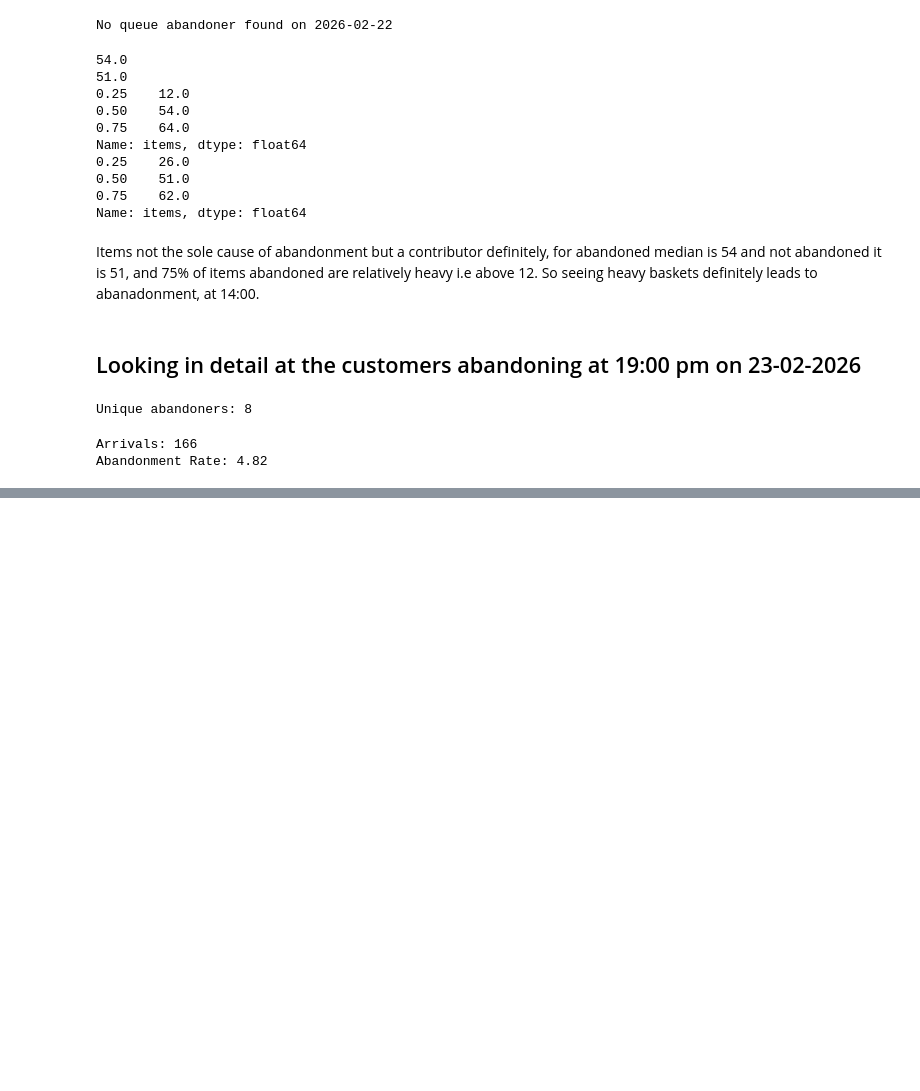
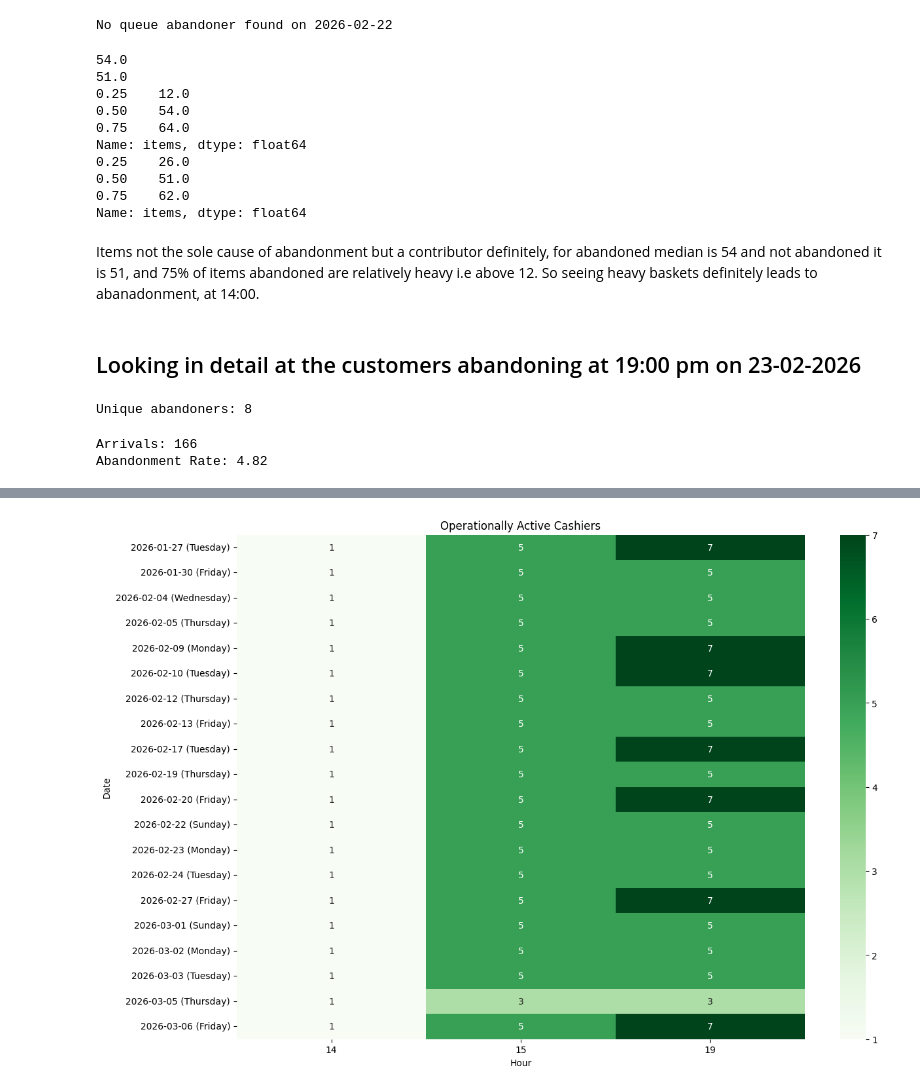
Before and after one commit to gaurisharma360/Process-Intelligence-in-Action, a Jupyter notebook: Gauri/intro_xes_combined- Copy.ipynb, the cells around one changed output, grey strips where cells are left out. Cells and saved outputs as stored; diff of their text form; code cells hidden in the pictures; blank space fills up the shorter version.

```diff
--- a/Gauri/intro_xes_combined- Copy.ipynb
+++ b/Gauri/intro_xes_combined- Copy.ipynb
@@ -4115,0 +4885,83 @@ Abandonment Rate: 4.82
+# %%
+#Cashiers that generate atleast one event in the hour (not just on duty)
+cashier_df['date'] = (
+    cashier_df['time:timestamp']
+    .dt.date
+)
+
+cashier_df['hour'] = (
+    cashier_df['time:timestamp']
+    .dt.hour
+)
+cashier_active_heat = (
+
+    cashier_df[
+
+        (cashier_df['date'].isin(
+            worst_dates['date']
+        ))
+
+        &
+
+        (cashier_df['hour'].isin(
+            [14,15,19]
+        ))
+
+    ]
+
+    .groupby(
+        ['date','hour']
+    )
+
+    ['case:concept:name']
+
+    .nunique()
+
+    .unstack(
+        fill_value=0
+    )
+
+)
+date_labels = (
+
+    worst_dates
+
+    .set_index('date')
+
+    ['weekday']
+
+)
+
+cashier_active_heat.index = [
+
+    f"{d} ({date_labels[d]})"
+
+    for d in cashier_active_heat.index
+
+]
+plt.figure(
+    figsize=(14,10)
+)
+
+sns.heatmap(
+
+    cashier_active_heat,
+
+    annot=True,
+
+    fmt='g',
+
+    cmap='Greens'
+
+)
+
+plt.title(
+    'Operationally Active Cashiers'
+)
+
+plt.xlabel('Hour')
+plt.ylabel('Date')
+
+plt.show()
+# %% [output]
+[figure, added]
```
Also changed, not shown: parts of 148 cells of this notebook.
